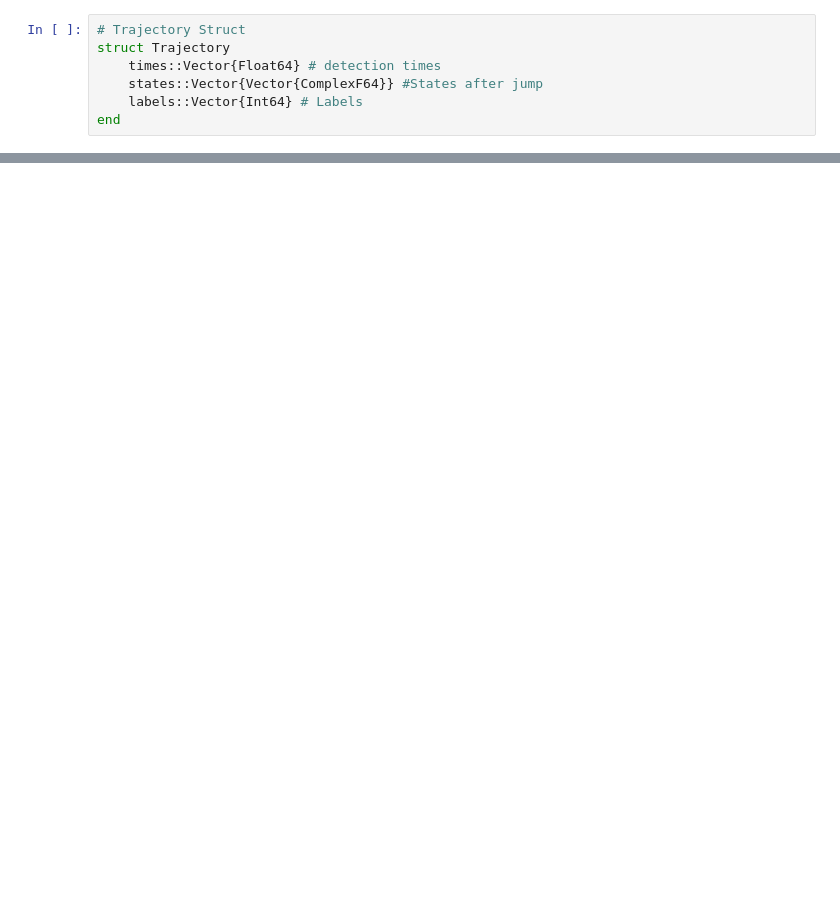
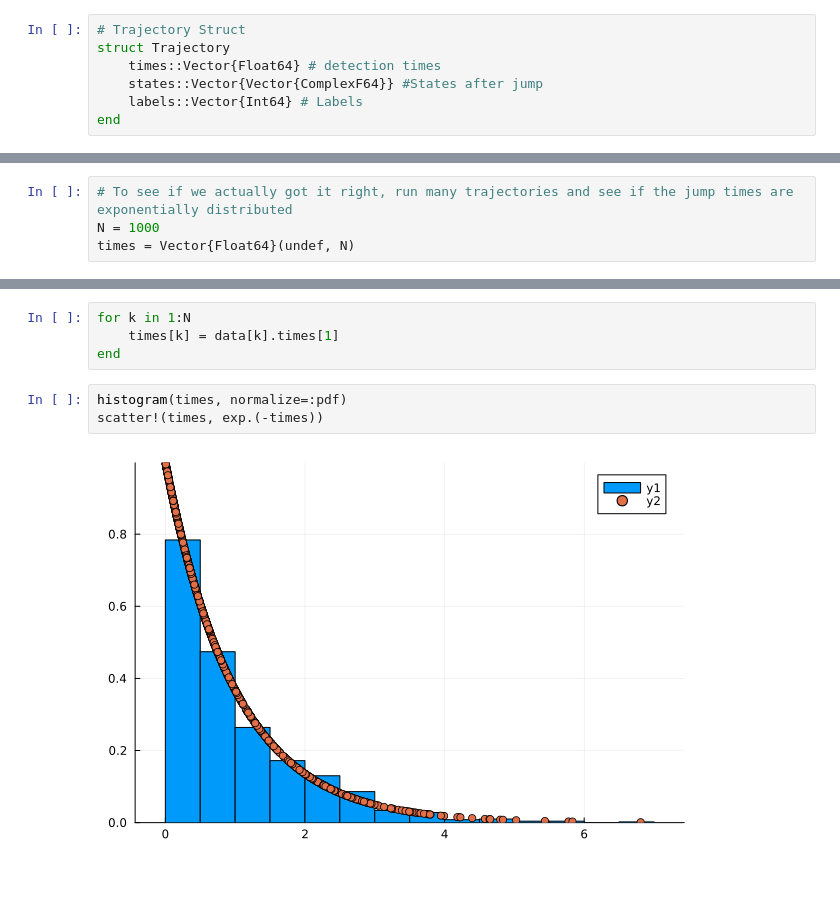
Before and after one commit to Ste1nb0cK/QuTaM.jl, a Jupyter notebook: Gillipsie.ipynb, the cells around one changed output, grey strips where cells are left out. Saved outputs shown, nothing was run; the diff lists cells and outputs as text; blank space fills up the shorter version.

Commit message:
Implemented multi and single run routines. Compared with the expected histogram and found pretty good agreement

```diff
--- a/Gillipsie.ipynb
+++ b/Gillipsie.ipynb
@@ -230,0 +228,4 @@ end
+# %%
+# To see if we actually got it right, run many trajectories and see if the jump times are exponentially distributed
+N = 1000
+times = Vector{Float64}(undef, N)
@@ -230,0 +273,11 @@ end
+# %%
+for k in 1:N
+    times[k] = data[k].times[1]
+end
+# %%
+histogram(times, normalize=:pdf)
+scatter!(times, exp.(-times))
+# %% [output]
+[figure, added]
+# %% [markdown]
+#
```
Also changed, not shown: parts of 10 cells of this notebook.
